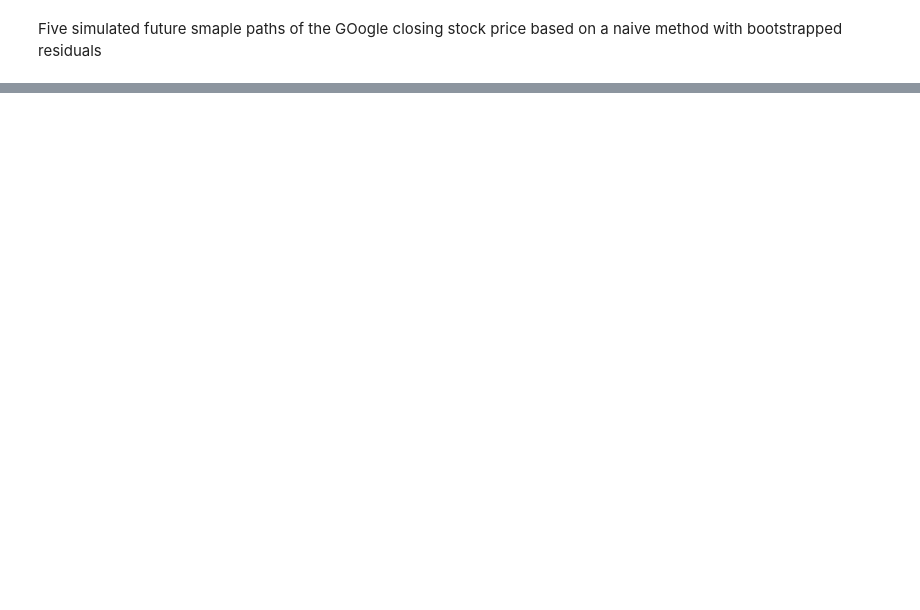
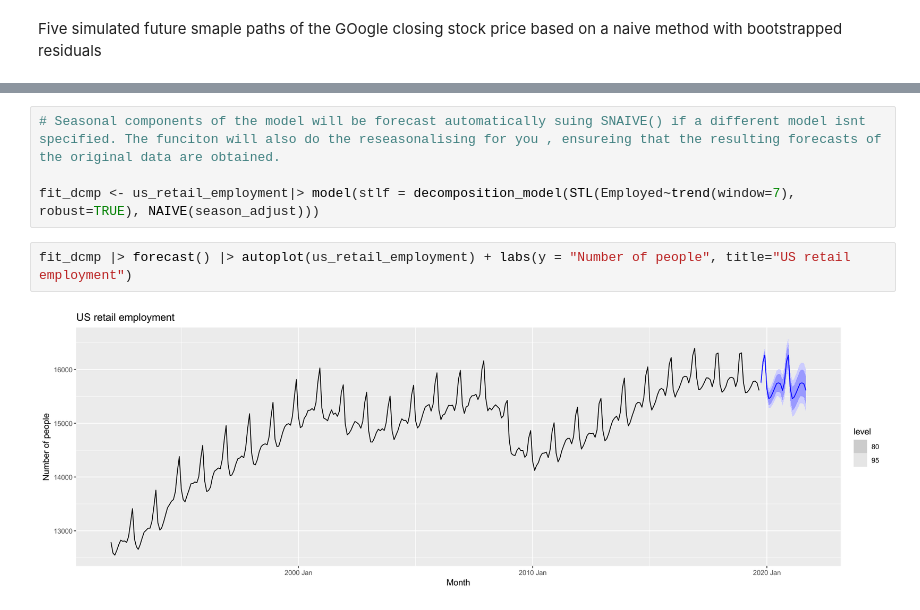
Before and after one commit to ARKA1112/Time_Series_R, a Jupyter notebook: OTEXTS_5.ipynb, the cells around one changed output, grey strips where cells are left out. Drawn from its saved outputs; the diff is of its cells as text; blank space fills up the shorter version.

```diff
--- a/OTEXTS_5.ipynb
+++ b/OTEXTS_5.ipynb
@@ -547,0 +641,8 @@ A tbl_ts: 10 × 7
+# %%
+# Seasonal components of the model will be forecast automatically suing SNAIVE() if a different model isnt specified. The funciton will also do the reseasonalising for you , ensureing that the resulting forecasts of the original data are obtained.
+
+fit_dcmp <- us_retail_employment|> model(stlf = decomposition_model(STL(Employed~trend(window=7), robust=TRUE), NAIVE(season_adjust)))
+# %%
+fit_dcmp |> forecast() |> autoplot(us_retail_employment) + labs(y = "Number of people", title="US retail employment")
+# %% [output]
+[figure, added]
```
Also changed, not shown: parts of 21 cells of this notebook.
